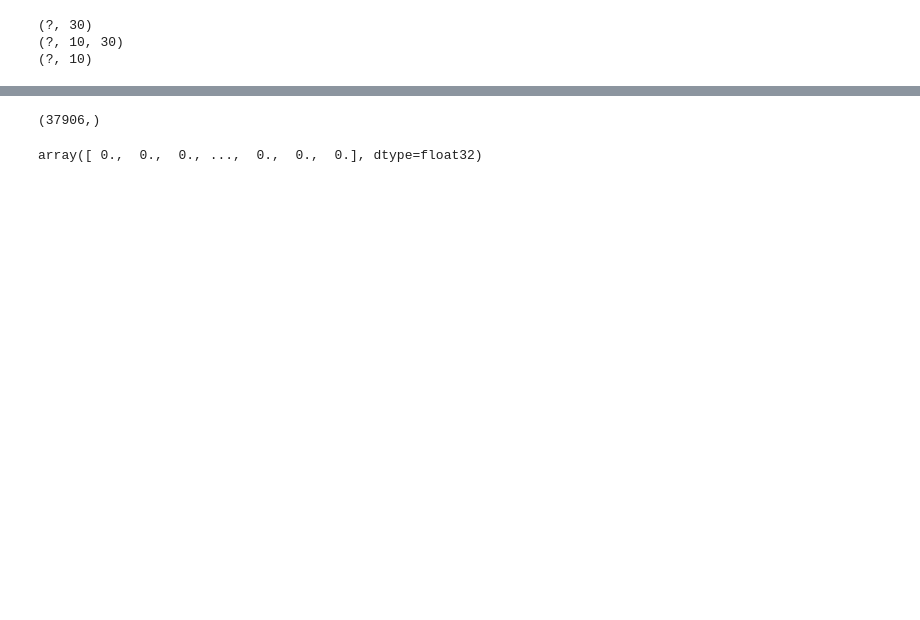
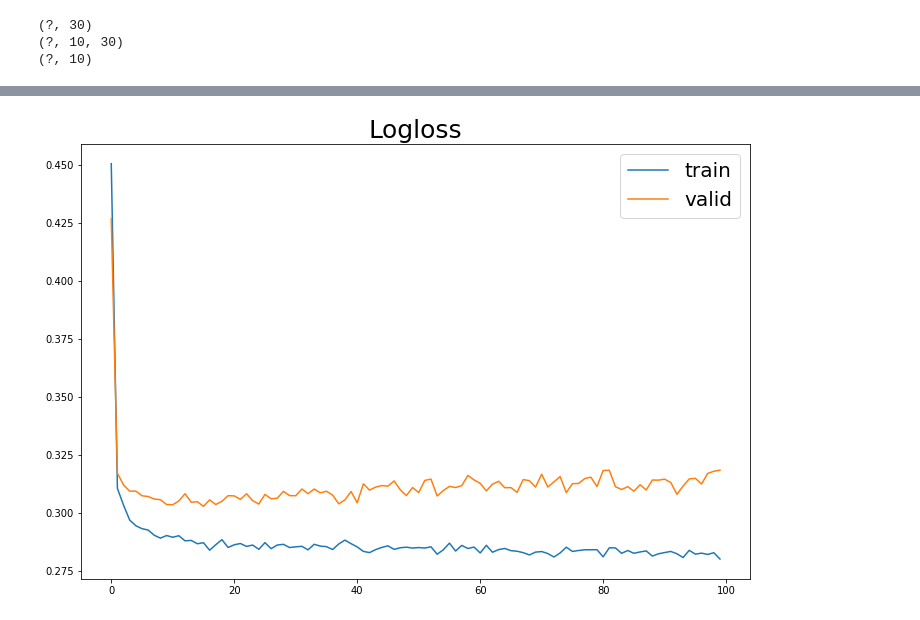
Before and after one commit to JanRocketMan/QuestionAnsweringModels, a Jupyter notebook: Simple_Models.ipynb, the cells around one changed output, grey strips where cells are left out. Cells and saved outputs as stored; diff of their text form; code cells hidden in the pictures; blank space fills up the shorter version.

```diff
--- a/Simple_Models.ipynb
+++ b/Simple_Models.ipynb
@@ -97,3 +127,3 @@ np.max([len(ar) for ar in sample_train['Query'].values])
 # %%
-dictionary_size, word_to_id, id_to_word = categorize_data(sample_train)
+cat_train, dictionary_size, word_to_id, id_to_word = categorize_df(sample_train)
 # %% [output]
@@ -122,0 +169,2 @@ array([0, 0, 0, 0, 0, 0, 0, 1, 0, 0])
+# %%
+cat_valid, _, _, _ = categorize_df(sample_valid, word_to_id)
@@ -123,18 +179,17 @@ array([0, 0, 0, 0, 0, 0, 0, 1, 0, 0])
 # %%
-def sample_batch(data, batch_size):
+def sample_batch(data, batch_size, word_to_id):
     inds = np.random.randint(0, len(data), size=batch_size)
     X = []
     for arr in data.iloc[inds]['Query'].values:
-        i = np.where(arr == word_to_id['xxxxx'])[0][0]
-        arr = list(arr)
+        i = np.where(np.array(arr) == word_to_id['xxxxx'])[0][0]
         d1 = i
         d2 = len(arr) - 1 - i
         if d1 > 4 and d2 > 4:
             X += [arr[i-5:i] + arr[i+1:i+6]]
         elif d1 > 4:
-            X += [arr[i-5:i] + arr[i+1:len(arr)] + [dictionary_size]*(5-d2)]
+            X += [arr[i-5:i] + arr[i+1:len(arr)] + [word_to_id['<NA>']]*(5-d2)]
         elif d2 > 4:
-            X += [[dictionary_size]*(5-d1) + arr[0:i] + arr[i+1:i+6]]
+            X += [[word_to_id['<NA>']]*(5-d1) + arr[0:i] + arr[i+1:i+6]]
     X = np.array(X)
     C, y = [], []
     for i in inds:
@@ -143,5 +198,5 @@ def sample_batch(data, batch_size):
         y += [list(np.array(arr == data.iloc[i]['Answer'],dtype=int))]
     C = np.array(C)
     y = np.array(y)
-    return X, C, y
+    return X, C, y, inds
 # %%
@@ -167,10 +229,14 @@ emb_C = tf.nn.embedding_lookup(output_embeddings, C)
 print(emb_C.shape)
 
 scores = tf.reduce_sum(tf.tensordot(emb_C, emb_X, axes=[2, 1]), axis=2)
-predictions = tf.nn.softmax(scores)
-print(predictions.shape)
+logits = tf.nn.softmax(scores)
+print(logits.shape)
 
-loss = tf.losses.log_loss(labels=y, predictions=predictions)
+loss = tf.losses.log_loss(labels=y, predictions=logits)
+
+equality = tf.equal(tf.argmax(logits, 1), tf.argmax(y, 1))
+num_equals = tf.reduce_sum(tf.cast(equality, tf.float32))
+#accuracy, _ = tf.metrics.accuracy(labels=tf.argmax(y,1), predictions=tf.argmax(logits,1))
 
 train_op = tf.train.AdamOptimizer().minimize(loss, )
 # %% [output]
@@ -225,8 +289,0 @@ l2 = s.run([one_hotted], {l: sample_train['Document'].iloc[0
-# %%
-l2[0].shape
-# %% [output]
-(37906,)
-# %%
-l2[0]
-# %% [output]
-array([ 0.,  0.,  0., ...,  0.,  0.,  0.], dtype=float32)
@@ -232,0 +292,9 @@ array([ 0.,  0.,  0., ...,  0.,  0.,  0.], dtype=float32)
+# %%
+plt.figure(figsize=(12,8))
+plt.title('Logloss', size=25)
+plt.plot(train_losses, label='train')
+plt.plot(valid_losses, label='valid')
+plt.legend(loc='best',fontsize=20)
+plt.show()
+# %% [output]
+[figure, added]
```
Also changed, not shown: parts of 25 cells of this notebook.
